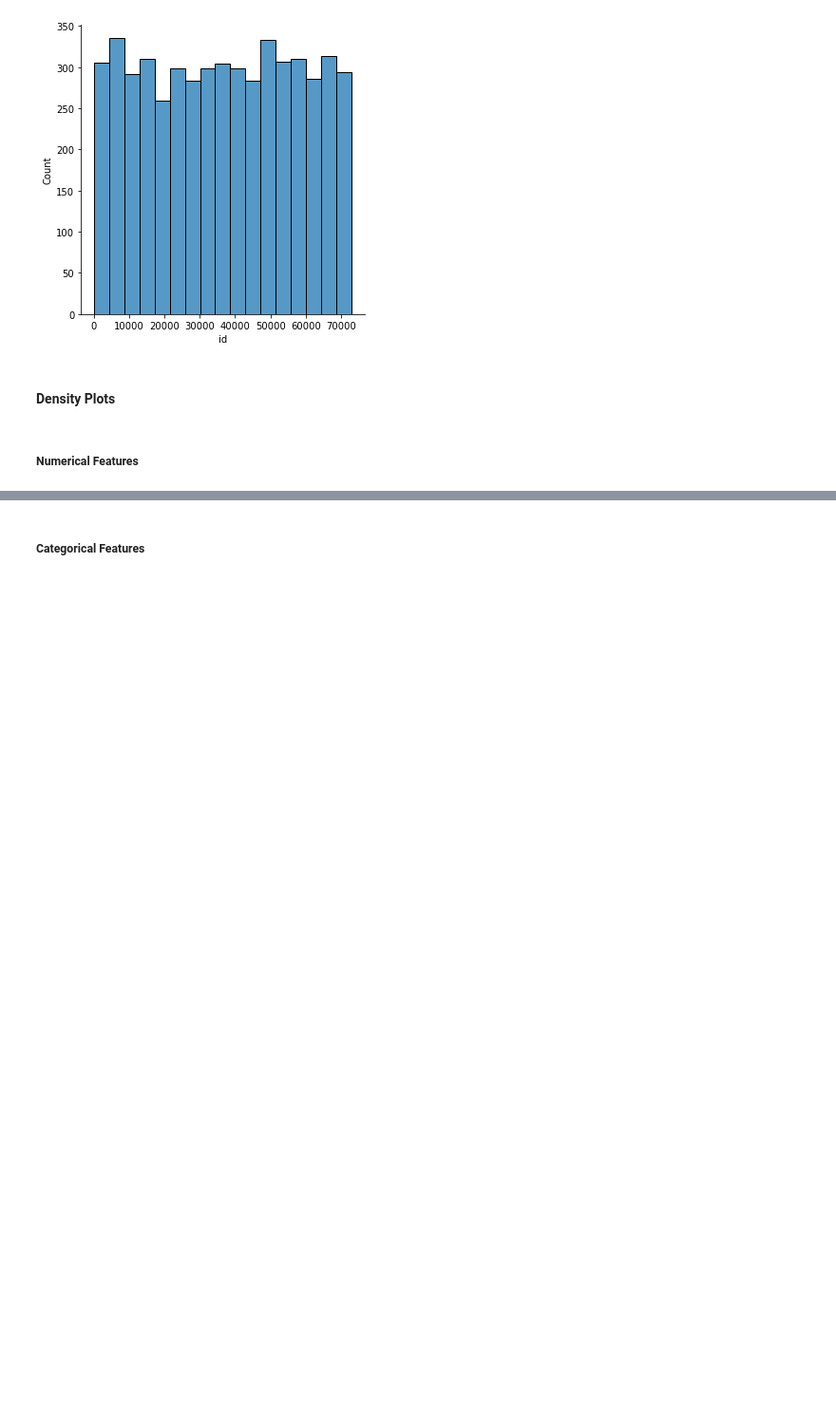
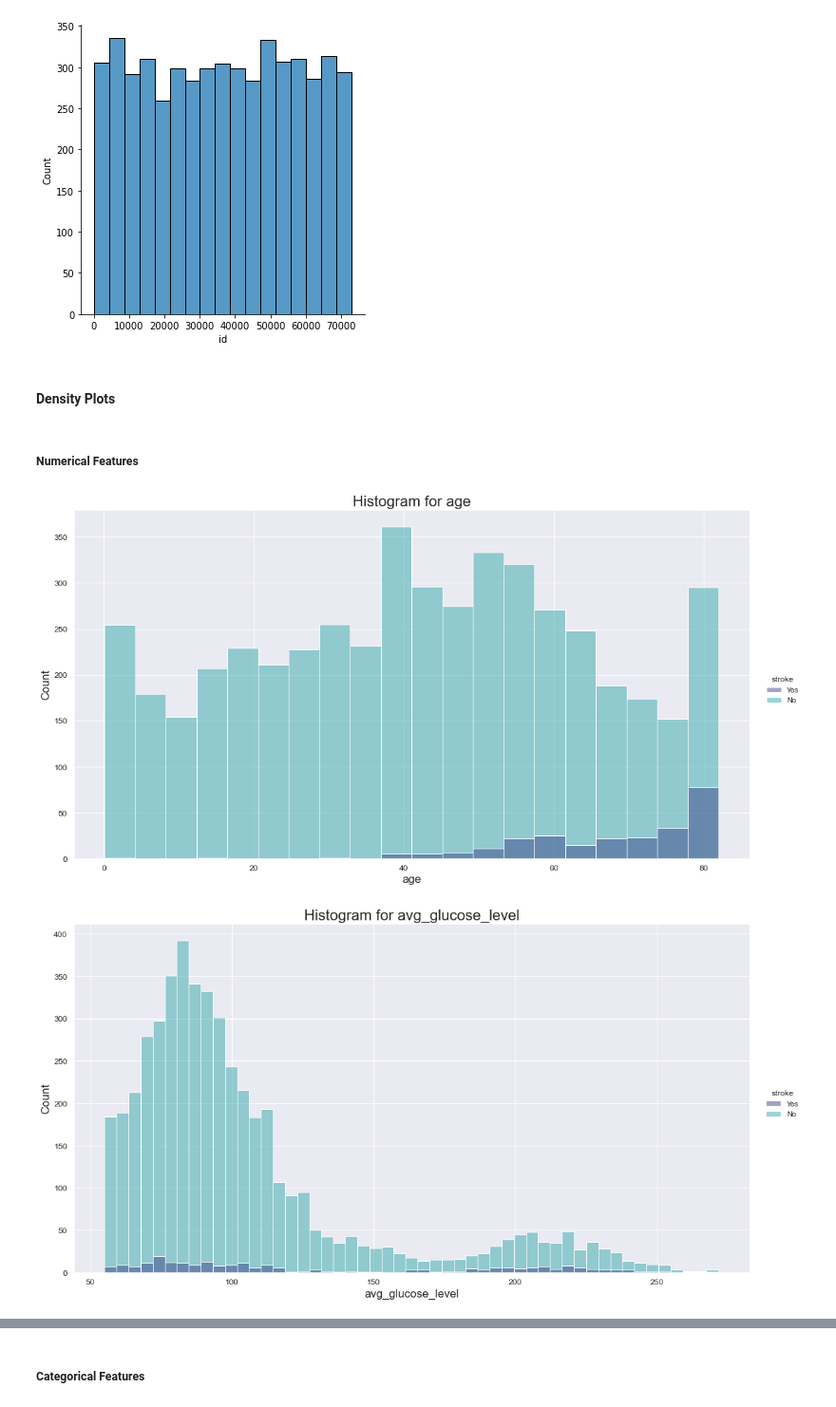
Before and after one commit to abdullahesmael/Stroke-Dataset-Data-Understanding-and-Data-Preparation, a Jupyter notebook: PBA_v3.ipynb, the cells around one changed output, grey strips where cells are left out. Shown at 95% size. Saved outputs shown, nothing was run; the diff lists cells and outputs as text; code cells hidden in the pictures; blank space fills up the shorter version.

```diff
--- a/PBA_v3.ipynb
+++ b/PBA_v3.ipynb
@@ -325,23 +327,27 @@ AttributeError: 'FacetGrid' object has no attribute 'show'
 # %%
 sns.set(rc={'figure.figsize':(20,10)})
 sns.set(rc={'figure.figsize':(20,10)})
 width = 15
 height = 8
 feats = list(numeric_feats)
 feats.remove('id')
 for feature in feats:
-
+    fig=sns.displot(
+        df ,x=feature,
         hue='stroke',
         palette = 'mako',
         rug_kws=dict(edgecolors=None, linewidth=0),
         height=height, aspect=width/height,
         kind="hist",
         legend=True
     )
     plt.title(f'Histogram for {feature}', fontsize=22)
     plt.xlabel(f'{feature}' , fontsize=17)
     plt.ylabel('Count', fontsize=17)
     plt.xticks(fontsize=12)
     plt.yticks(fontsize=12)
     plt.savefig(fig_dir+f'{feature}_hist.png')
     plt.show()
+# %% [output]
+[figure, added]
+[figure, added]
```
Also changed, not shown: parts of 24 cells of this notebook.
